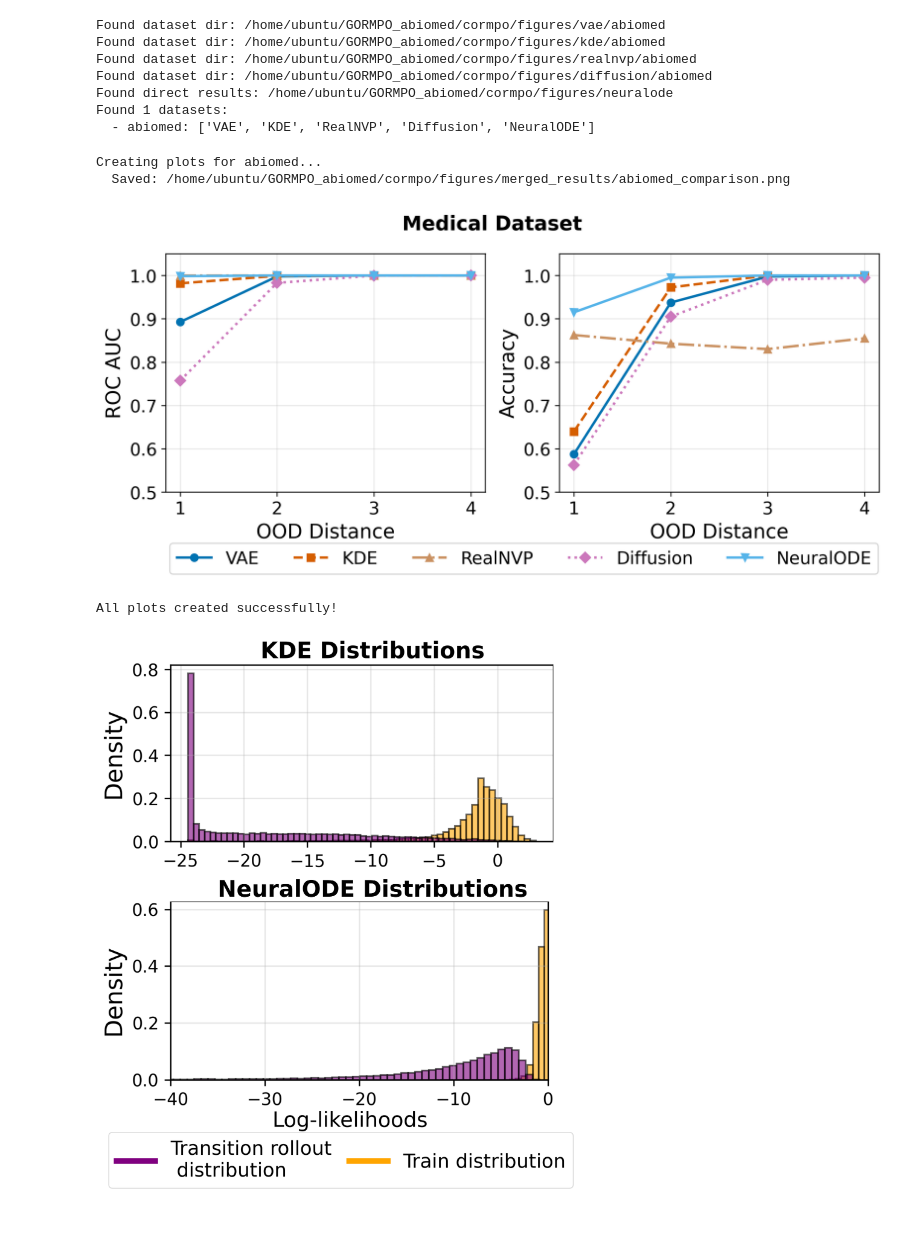
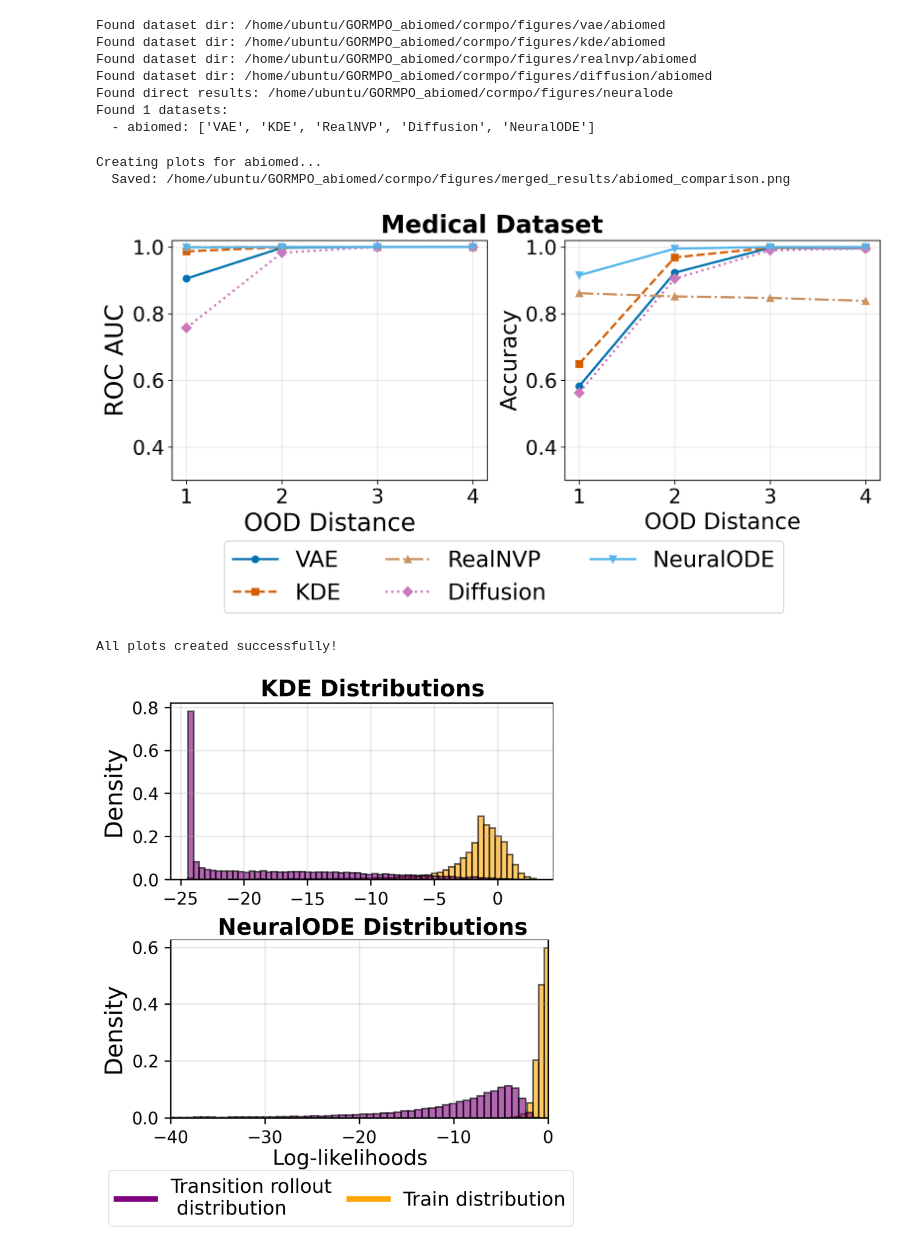
Before and after one commit to aysintumay/GORMPO_abiomed, a Jupyter notebook: cormpo/merge_results.ipynb, the cells around one changed output. Drawn from its saved outputs; the diff is of its cells as text; code cells hidden in the pictures; blank space fills up the shorter version.

```diff
--- a/cormpo/merge_results.ipynb
+++ b/cormpo/merge_results.ipynb
@@ -84,8 +84,8 @@ for dataset_name, methods_data in results_by_dataset.items():
     print(f"\nCreating plots for {dataset_name}...")
 
     # Create figure with 2x3 subplots
-    fig, axes = plt.subplots(1, 2, figsize=(8,3.5),dpi=300)
-    fig.suptitle(f'Medical Dataset', fontsize=14, fontweight='bold')
+    fig, axes = plt.subplots(1, 2, figsize=(10,4.5),dpi=300)
+    fig.suptitle(f'Medical Dataset', fontsize=22, fontweight='bold', y=0.94)
 
     # Plot 1: ROC AUC
     ax1 = axes[0]
@@ -97,9 +97,9 @@ for dataset_name, methods_data in results_by_dataset.items():
                 color=style['color'], marker=style['marker'],
                 linestyle=style['linestyle'], linewidth=2, markersize=6)
 
-    ax1.set_xlabel('OOD Distance', fontsize=16)
-    ax1.set_ylabel('ROC AUC', fontsize=16)
-    ax1.tick_params(axis='both', labelsize=14)
+    ax1.set_xlabel('OOD Distance', fontsize=22)
+    ax1.set_ylabel('ROC AUC', fontsize=22)
+    ax1.tick_params(axis='both', labelsize=18)
     ax1.grid(True, alpha=0.3)
     ax1.set_ylim([0.3, 1.02])
 
@@ -108,40 +108,41 @@ for dataset_name, methods_data in results_by_dataset.items():
     for method_name, data in methods_data.items():
         distances = [d['distance'] for d in data]
         accuracy = [d['accuracy'] for d in data]
         style = method_styles[method_name]
         ax2.plot(distances, accuracy, label=method_name,
                 color=style['color'], marker=style['marker'],
                 linestyle=style['linestyle'], linewidth=2, markersize=6)
 
-    ax2.set_xlabel('OOD Distance', fontsize=16)
-    ax2.set_ylabel('Accuracy', fontsize=16)
-    ax2.tick_params(axis='both', labelsize=14)
+    ax2.set_xlabel('OOD Distance', fontsize=20)
+    ax2.set_ylabel('Accuracy', fontsize=20)
+    ax2.tick_params(axis='both', labelsize=18)
     ax2.grid(True, alpha=0.3)
     ax2.set_ylim([0.3, 1.02])
 
     # Create a single shared legend below both plots
     handles, labels = ax1.get_legend_handles_labels()
-    fig.legend(handles, labels, loc='lower center', ncol=5, fontsize=14,
-               bbox_to_anchor=(0.54, -0.055))
-
+    # fig.legend(handles, labels, loc='lower center', ncol=3, fontsize=16,
+    #            bbox_to_anchor=(0.54, -0.055))
+    fig.legend(handles, labels, loc='lower center', ncol=3, fontsize=20,
+        bbox_to_anchor=(0.515, -0.2))
     plt.tight_layout()
     # Adjust layout to make room for the legend below
     plt.subplots_adjust(bottom=0.2)
 
     # Save the figure
     output_dir = base_dir / 'merged_results'
     output_dir.mkdir(exist_ok=True)
     output_file = output_dir / f'{dataset_name}_comparison.png'
     plt.savefig(output_file, dpi=300, bbox_inches='tight')
     print(f"  Saved: {output_file}")
 
     plt.show()
 
 print("\nAll plots created successfully!")
 # %% [output]
 Creating plots for abiomed...
   Saved: /home/ubuntu/GORMPO_abiomed/cormpo/figures/merged_results/abiomed_comparison.png
-[figure, old version]
+[figure, new version]
 All plots created successfully!
 # %%
 import matplotlib.gridspec as gridspec
```
Also changed, not shown: parts of 1 cell of this notebook, 54 other files.
